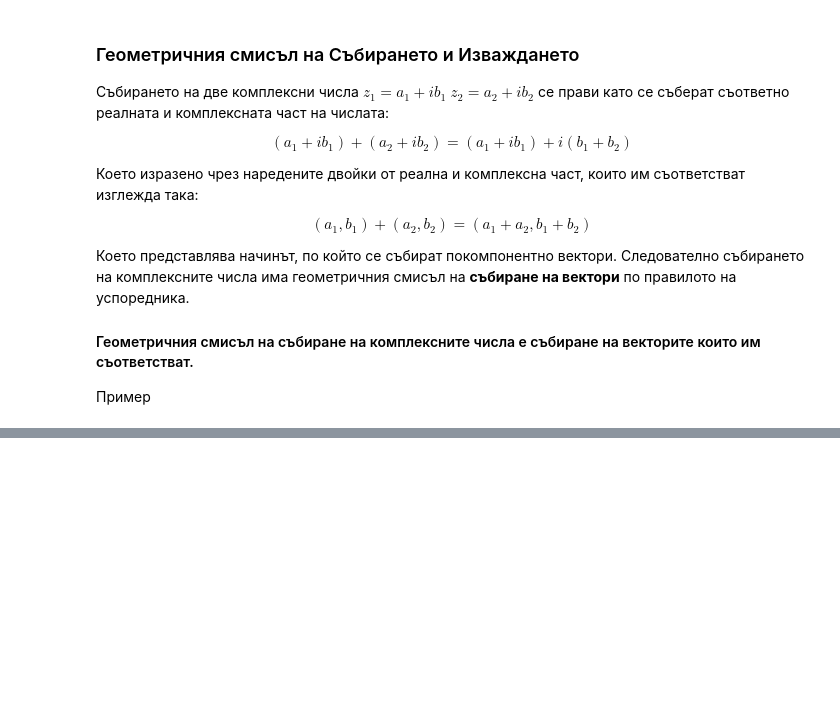
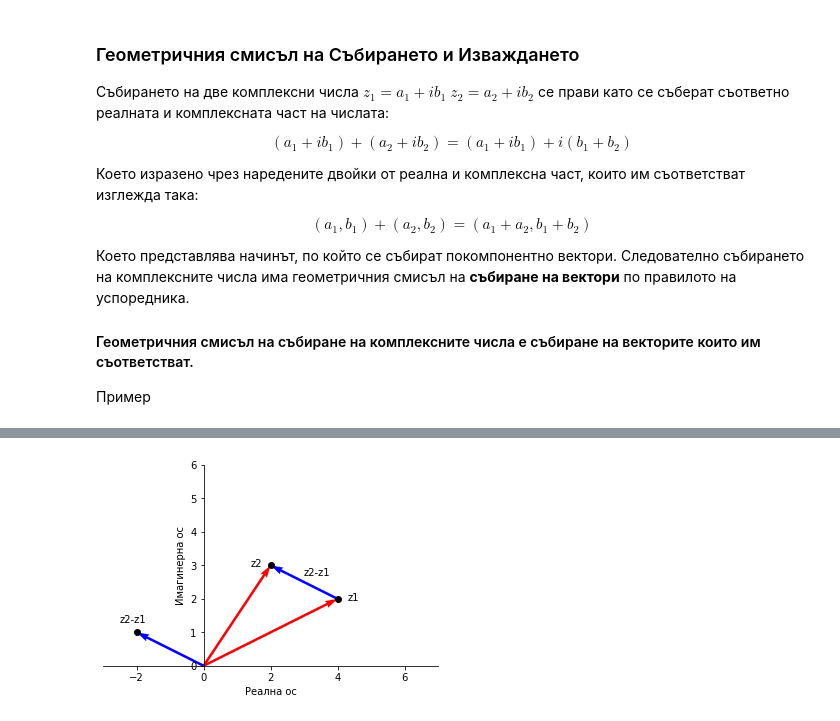
Before and after one commit to ogerassimov/ogi-teach-resources, a Jupyter notebook: ComplexNumbers/ComplexNumbers.ipynb, the cells around one changed output, grey strips where cells are left out. Saved outputs shown, nothing was run; the diff lists cells and outputs as text; code cells hidden in the pictures; blank space fills up the shorter version.

```diff
--- a/ComplexNumbers/ComplexNumbers.ipynb
+++ b/ComplexNumbers/ComplexNumbers.ipynb
@@ -1030,0 +1061,25 @@ plt.show()
+# %%
+z1 = 4+2j
+z2 = 2+3j
+z = z2-z1
+
+draw_complex_plane([-3, 7, 0, 6])
+plt.plot([z1.real], [z1.imag], 'ko')
+plt.annotate('z1', xy=(z1.real, z1.imag), xytext=(z1.real + 0.3, z1.imag -0.05))
+plt.quiver(0, 0, z1.real, z1.imag, angles = "xy", scale_units = "xy", scale = 1, color="red")
+
+plt.plot([z2.real], [z2.imag], 'ko')
+plt.annotate('z2', xy=(z2.real, z2.imag), xytext=(z2.real - 0.6, z2.imag -0.05))
+plt.quiver(0, 0, z2.real, z2.imag, angles = "xy", scale_units = "xy", scale = 1, color="red")
+
+plt.plot([z.real], [z.imag], 'ko')
+plt.annotate('z2-z1', xy=(z.real, z.imag), xytext=(z.real -0.5, z.imag + 0.3))
+plt.quiver(0, 0, z.real, z.imag, angles = "xy", scale_units = "xy", scale = 1, color="blue")
+
+plt.quiver(z1.real, z1.imag, z2.real-z1.real, z2.imag-z1.imag, angles = "xy", scale_units = "xy", scale = 1, color="blue")
+
+plt.annotate('z2-z1', xy=((z1.real+z2.real)/2, (z1.imag+z2.imag)/2), xytext=((z1.real+z2.real)/2, (z1.imag+z2.imag)/2 + 0.2))
+
+plt.show()
+# %% [output]
+[figure, added]
```
Also changed, not shown: parts of 13 cells of this notebook.
